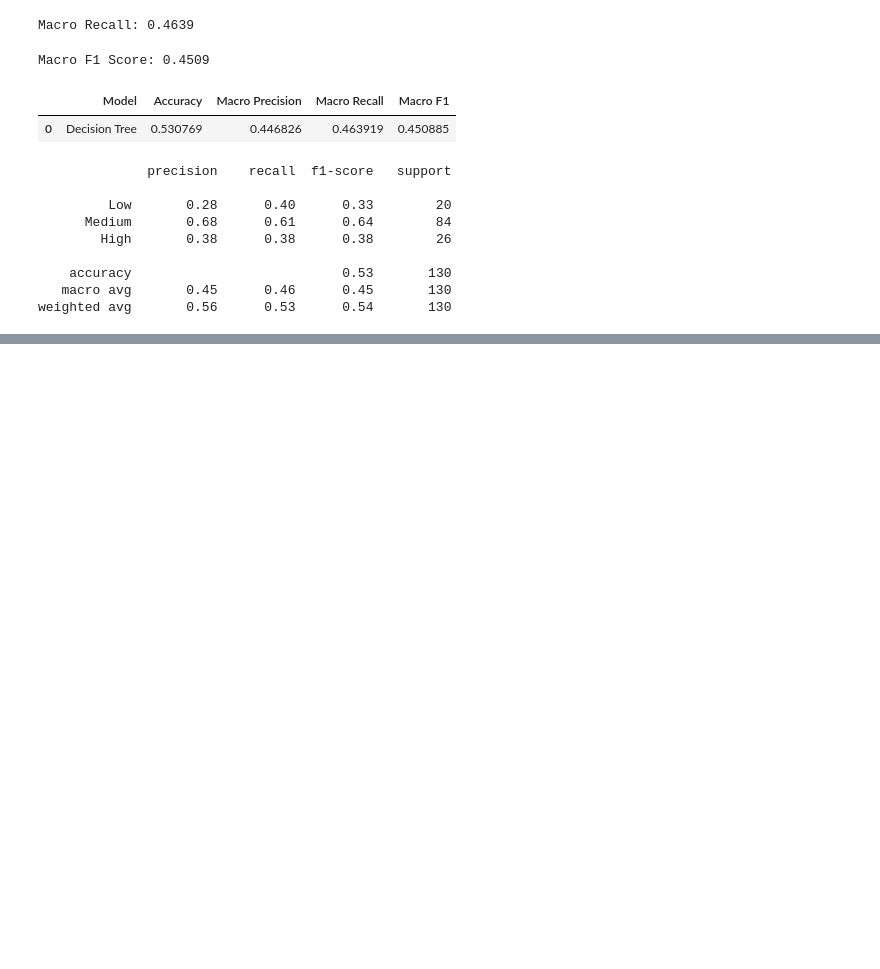
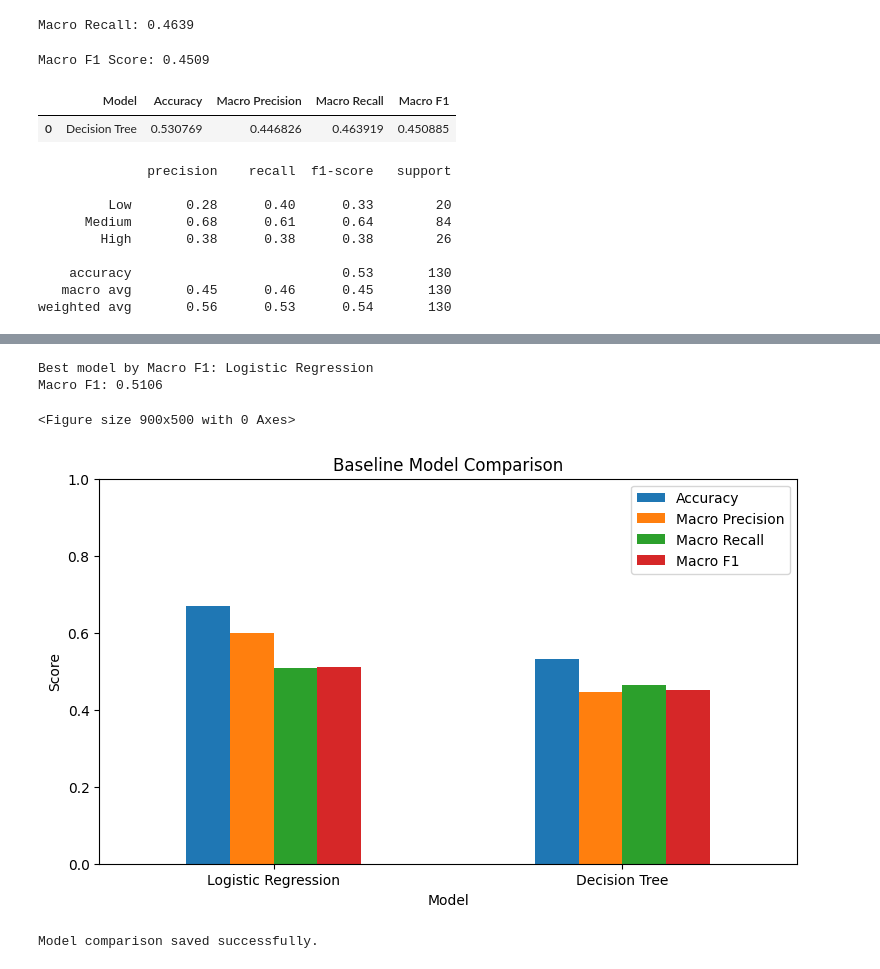
Before and after one commit to lightcode01-oss/IYB_INTERNSHIP, a Jupyter notebook: Day_09_Decision_Tree_Model.ipynb, the cells around one changed output, grey strips where cells are left out. Drawn from its saved outputs; the diff is of its cells as text; code cells hidden in the pictures; blank space fills up the shorter version.

```diff
--- a/Day_09_Decision_Tree_Model.ipynb
+++ b/Day_09_Decision_Tree_Model.ipynb
@@ -361,0 +506,25 @@ weighted avg       0.56      0.53      0.54       130
+# %%
+model_comparison = pd.DataFrame({
+    "Model": [
+        "Logistic Regression",
+        "Decision Tree"
+    ],
+    "Accuracy": [
+        logistic_accuracy,
+        accuracy
+    ],
+    "Macro Precision": [
+        logistic_precision,
+        precision
+    ],
+    "Macro Recall": [
+        logistic_recall,
+        recall
+    ],
+    "Macro F1": [
+        logistic_f1,
+        f1
+    ]
+})
+
+model_comparison
@@ -361,0 +554,49 @@ weighted avg       0.56      0.53      0.54       130
+# %%
+best_model_index = model_comparison["Macro F1"].idxmax()
+
+best_model = model_comparison.loc[
+    best_model_index,
+    "Model"
+]
+
+best_f1 = model_comparison.loc[
+    best_model_index,
+    "Macro F1"
+]
+
+print("Best model by Macro F1:", best_model)
+print("Macro F1:", round(best_f1, 4))
+# %% [output]
+Best model by Macro F1: Logistic Regression
+Macro F1: 0.5106
+# %%
+plt.figure(figsize=(9, 5))
+
+comparison_plot = model_comparison.set_index("Model")[
+    ["Accuracy", "Macro Precision", "Macro Recall", "Macro F1"]
+]
+
+comparison_plot.plot(
+    kind="bar",
+    figsize=(9, 5)
+)
+
+plt.title("Baseline Model Comparison")
+plt.xlabel("Model")
+plt.ylabel("Score")
+plt.ylim(0, 1)
+plt.xticks(rotation=0)
+plt.legend()
+plt.show()
+# %% [output]
+<Figure size 900x500 with 0 Axes>
+[figure, added]
+# %%
+model_comparison.to_csv(
+    "day_09_model_comparison.csv",
+    index=False
+)
+
+print("Model comparison saved successfully.")
+# %% [output]
+Model comparison saved successfully.
```
Also changed, not shown: parts of 11 cells of this notebook.
